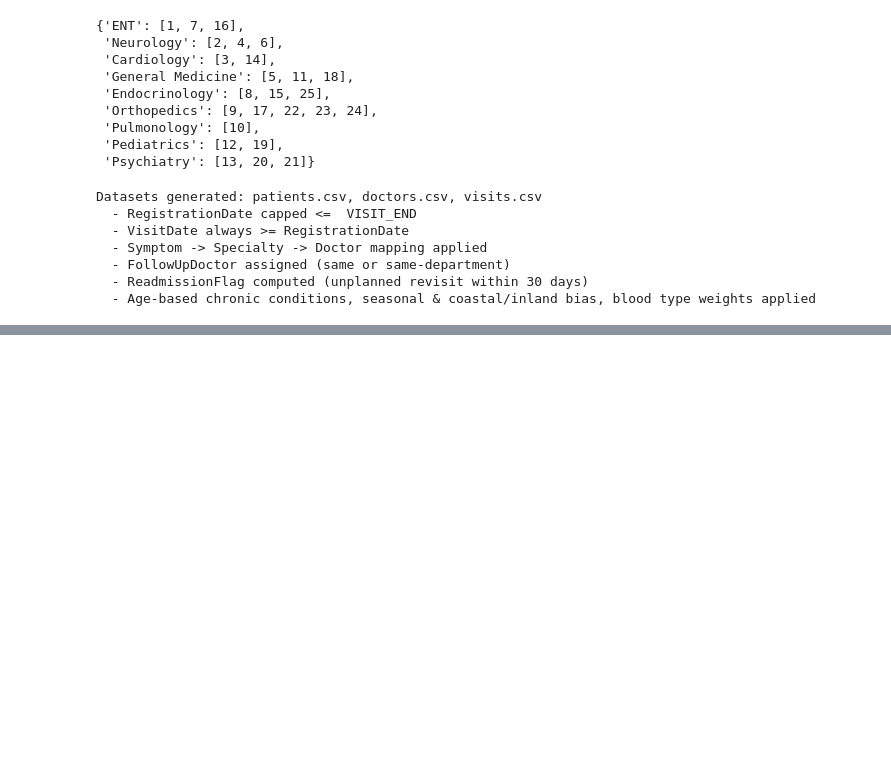
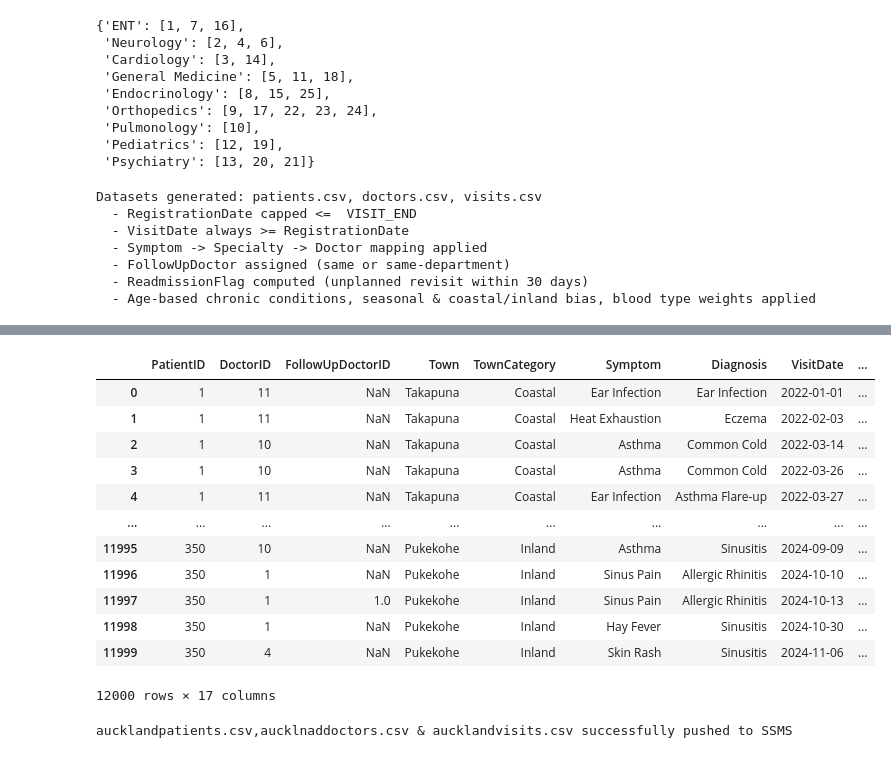
Before and after one commit to vpf-data/healthcare-analytics-endtoend, a Jupyter notebook: notebooks/Auckland City Hospital.ipynb, the cells around one changed output, grey strips where cells are left out. Drawn from its saved outputs; the diff is of its cells as text; code cells hidden in the pictures; blank space fills up the shorter version.

```diff
--- a/notebooks/Auckland City Hospital.ipynb
+++ b/notebooks/Auckland City Hospital.ipynb
@@ -405,0 +536,18 @@ Datasets generated: patients.csv, doctors.csv, visits.csv
+# %%
+df_aucklandvisits_to_sql = pd.read_csv("aucklandvisits.csv")
+# %%
+df_aucklandvisits_to_sql
+# %% [output]
+|  | PatientID | DoctorID | FollowUpDoctorID | Town | TownCategory | Symptom | Diagnosis | VisitDate | ... |
+| 0 | 1 | 11 | NaN | Takapuna | Coastal | Ear Infection | Ear Infection | 2022-01-01 | ... |
+| 1 | 1 | 11 | NaN | Takapuna | Coastal | Heat Exhaustion | Eczema | 2022-02-03 | ... |
+| 2 | 1 | 10 | NaN | Takapuna | Coastal | Asthma | Common Cold | 2022-03-14 | ... |
+| 3 | 1 | 10 | NaN | Takapuna | Coastal | Asthma | Common Cold | 2022-03-26 | ... |
+| 4 | 1 | 11 | NaN | Takapuna | Coastal | Ear Infection | Asthma Flare-up | 2022-03-27 | ... |
+| ... | ... | ... | ... | ... | ... | ... | ... | ... | ... |
+| 11995 | 350 | 10 | NaN | Pukekohe | Inland | Asthma | Sinusitis | 2024-09-09 | ... |
+| 11996 | 350 | 1 | NaN | Pukekohe | Inland | Sinus Pain | Allergic Rhinitis | 2024-10-10 | ... |
+| 11997 | 350 | 1 | 1.0 | Pukekohe | Inland | Sinus Pain | Allergic Rhinitis | 2024-10-13 | ... |
+| 11998 | 350 | 1 | NaN | Pukekohe | Inland | Hay Fever | Sinusitis | 2024-10-30 | ... |
+| 11999 | 350 | 4 | NaN | Pukekohe | Inland | Skin Rash | Sinusitis | 2024-11-06 | ... |
+12000 rows × 17 columns
@@ -405,0 +560,4 @@ Datasets generated: patients.csv, doctors.csv, visits.csv
+# %%
+print("aucklandpatients.csv,aucklnaddoctors.csv & aucklandvisits.csv successfully pushed to SSMS")
+# %% [output]
+aucklandpatients.csv,aucklnaddoctors.csv & aucklandvisits.csv successfully pushed to SSMS
```
Also changed, not shown: parts of 17 cells of this notebook.
